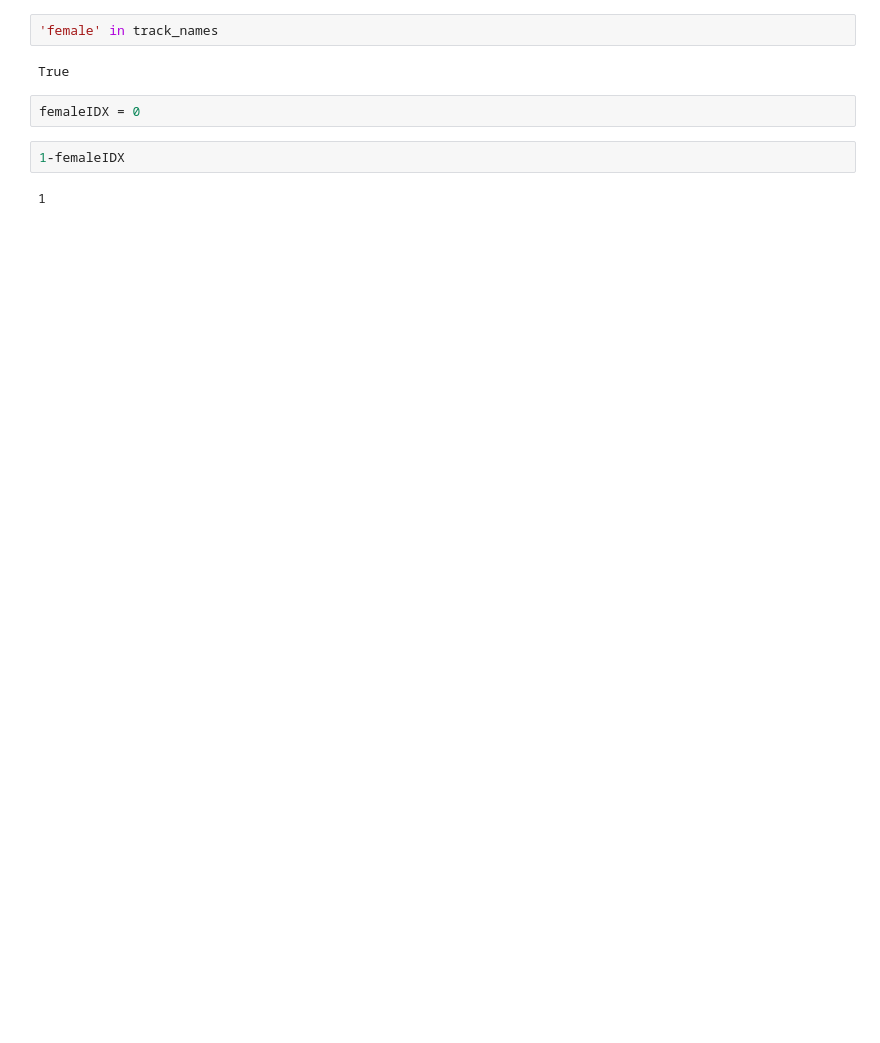
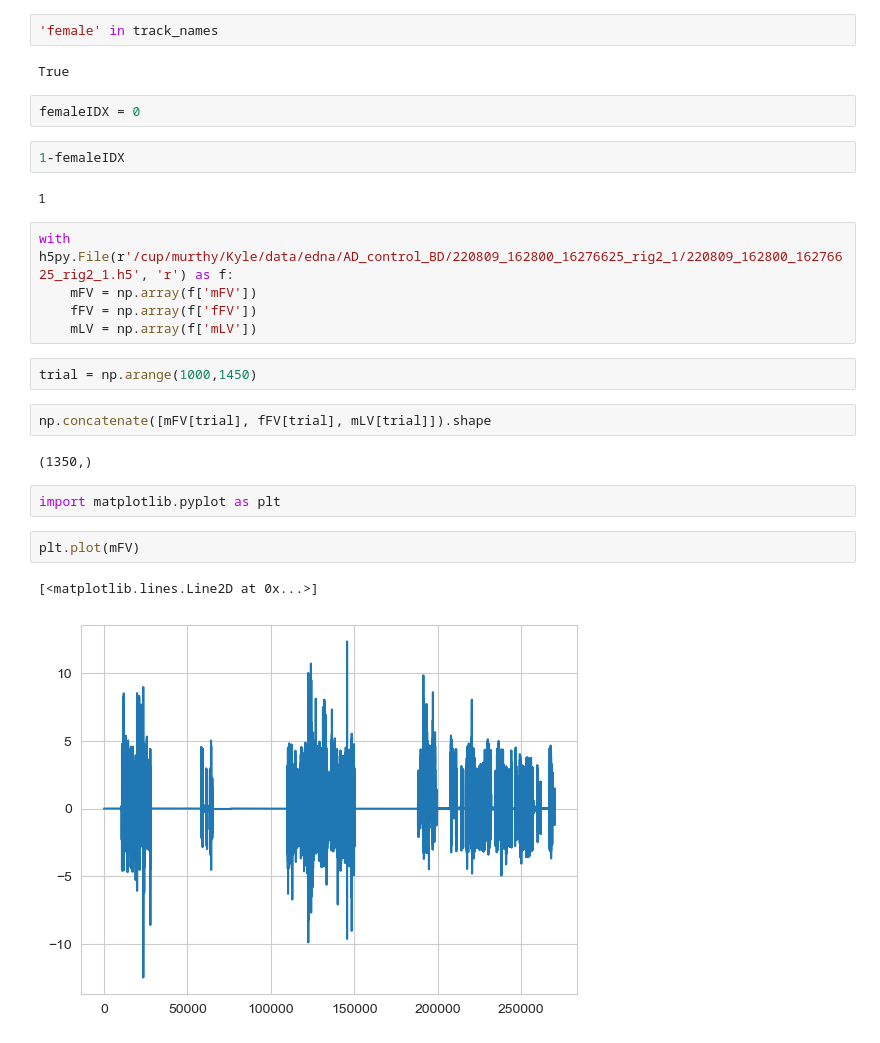
Before and after one commit to kylethieringer/edna_glm, a Jupyter notebook: notebooks/generate_ftrs.ipynb, the cells around one changed output. Saved outputs shown, nothing was run; the diff lists cells and outputs as text; blank space fills up the shorter version.

```diff
--- a/notebooks/generate_ftrs.ipynb
+++ b/notebooks/generate_ftrs.ipynb
@@ -155,3 +153,21 @@ femaleIDX = 0
 1-femaleIDX
 # %% [output]
 1
+# %%
+with h5py.File(r'/cup/murthy/Kyle/data/edna/AD_control_BD/220809_162800_16276625_rig2_1/220809_162800_16276625_rig2_1.h5', 'r') as f:
+    mFV = np.array(f['mFV'])
+    fFV = np.array(f['fFV'])
+    mLV = np.array(f['mLV'])
+# %%
+trial = np.arange(1000,1450)
+# %%
+np.concatenate([mFV[trial], fFV[trial], mLV[trial]]).shape
+# %% [output]
+(1350,)
+# %%
+import matplotlib.pyplot as plt
+# %%
+plt.plot(mFV)
+# %% [output]
+[<matplotlib.lines.Line2D at 0x...>]
+[figure, added]
```
Also changed, not shown: parts of 1 cell of this notebook, 11 other files.
